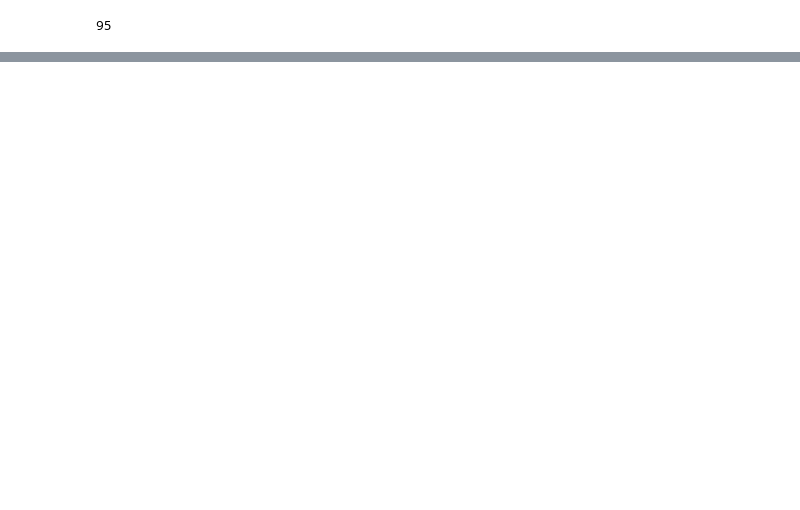
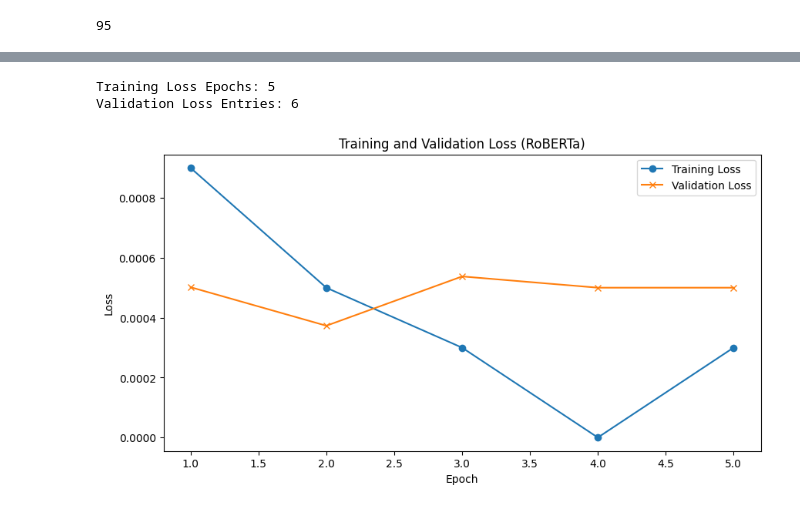
Before and after one commit to animesh-rai/PII-Detection-Using-state-of-the-art-model, a Jupyter notebook: pii_detection_with_RoBERTa.ipynb, the cells around one changed output, grey strips where cells are left out. Saved outputs shown, nothing was run; the diff lists cells and outputs as text; code cells hidden in the pictures; blank space fills up the shorter version.

```diff
--- a/pii_detection_with_RoBERTa.ipynb
+++ b/pii_detection_with_RoBERTa.ipynb
@@ -666,0 +866,28 @@ plt.show()
+# %%
+print("Training Loss Epochs:", len(loss_logger.epoch_losses))
+print("Validation Loss Entries:", len(val_losses))
+# %% [output]
+Training Loss Epochs: 5
+Validation Loss Entries: 6
+# %%
+# Plot training and validation loss
+plt.figure(figsize=(10, 5))
+epochs = range(1, len(loss_logger.epoch_losses) + 1)
+
+# Plot training loss
+plt.plot(epochs, loss_logger.epoch_losses, marker='o', label='Training Loss')
+
+# Adjust validation loss to match training epochs
+if hasattr(trainer.state, 'log_history'):
+    val_losses = [log['eval_loss'] for log in trainer.state.log_history if 'eval_loss' in log]
+    if len(val_losses) > len(epochs):  # Ensure lengths match
+        val_losses = val_losses[-len(epochs):]  # Take only the last 'n' validation losses
+    plt.plot(epochs, val_losses, marker='x', label='Validation Loss')
+
+plt.xlabel('Epoch')
+plt.ylabel('Loss')
+plt.title('Training and Validation Loss (RoBERTa)')
+plt.legend()
+plt.show()
+# %% [output]
+[figure, added]
```
Also changed, not shown: parts of 53 cells of this notebook.
